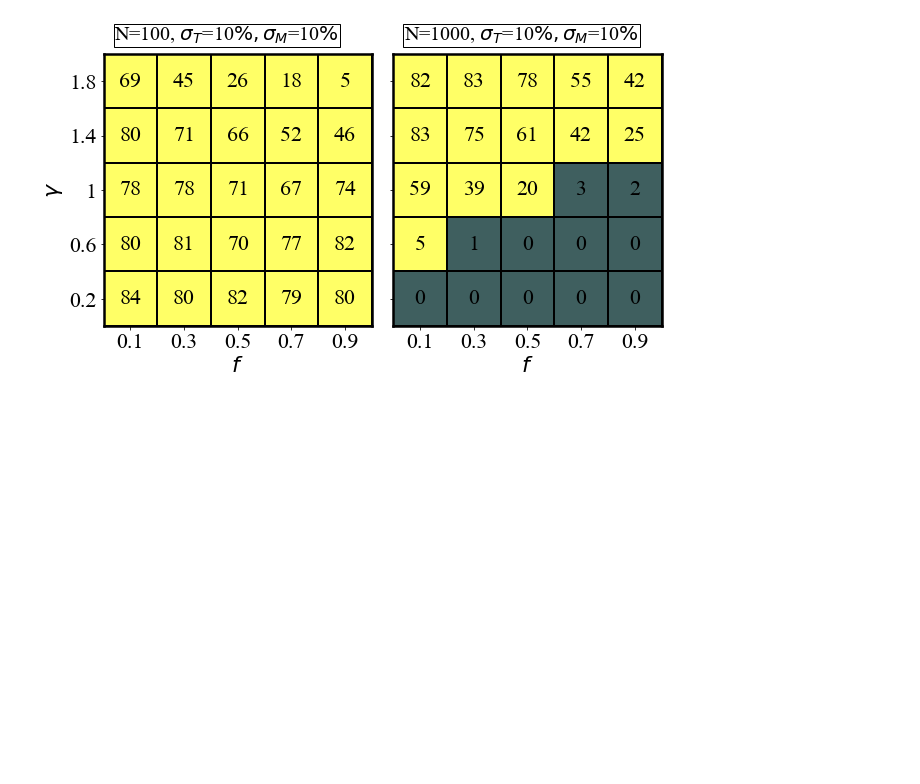
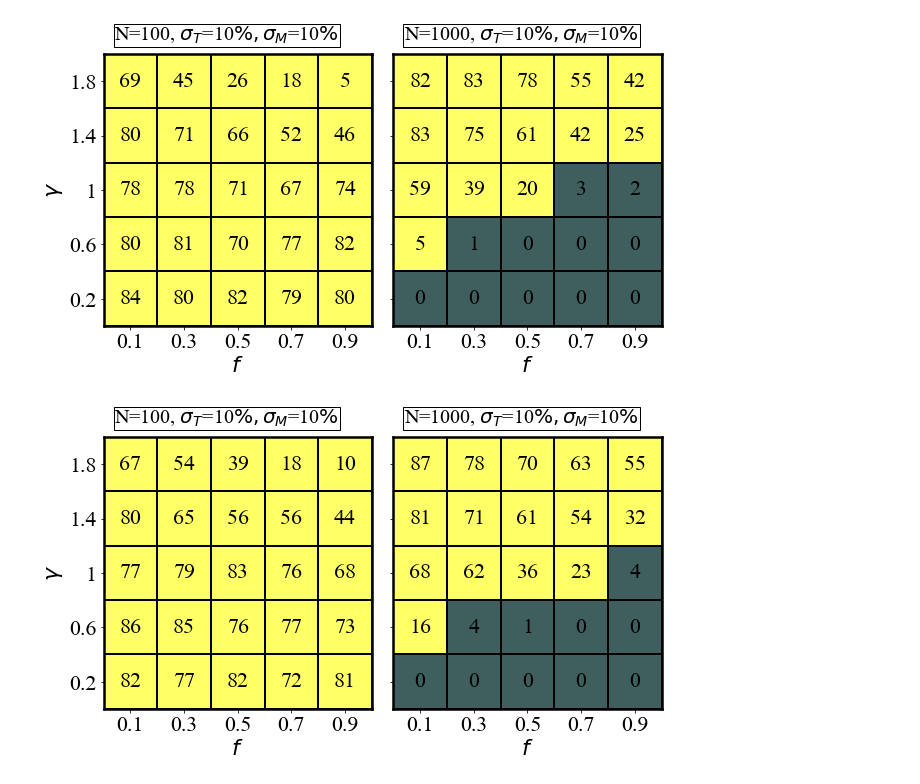
Before and after one commit to SvPoder/exoplanets, a Jupyter notebook: jupyter-notebook/sensitivity.ipynb, the cells around one changed output. Cells and saved outputs as stored; diff of their text form; code cells hidden in the pictures; blank space fills up the shorter version.

```diff
--- a/jupyter-notebook/sensitivity.ipynb
+++ b/jupyter-notebook/sensitivity.ipynb
@@ -433,3 +433,8 @@ filepath = "/Users/mariabenito/Desktop/results/ex4/"
 plot_sensitivity_grid(filepath, "ex4")
 # %% [output]
 [figure]
+# %%
+filepath = "/Users/mariabenito/Desktop/results/ex5/"
+plot_sensitivity_grid(filepath, "ex5")
+# %% [output]
+[figure, added]
```
Also changed, not shown: parts of 1 cell of this notebook, 4 other files.
